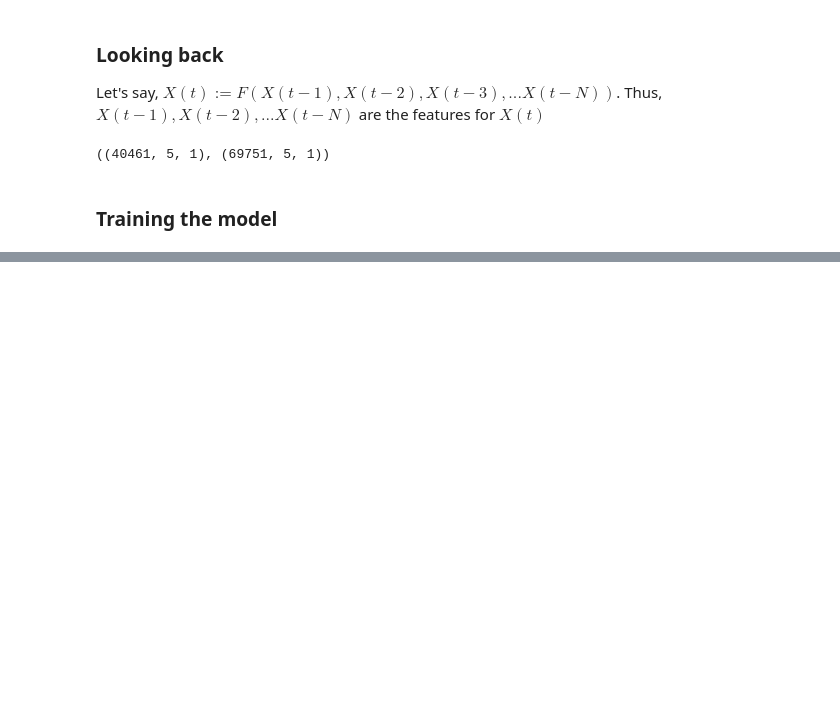
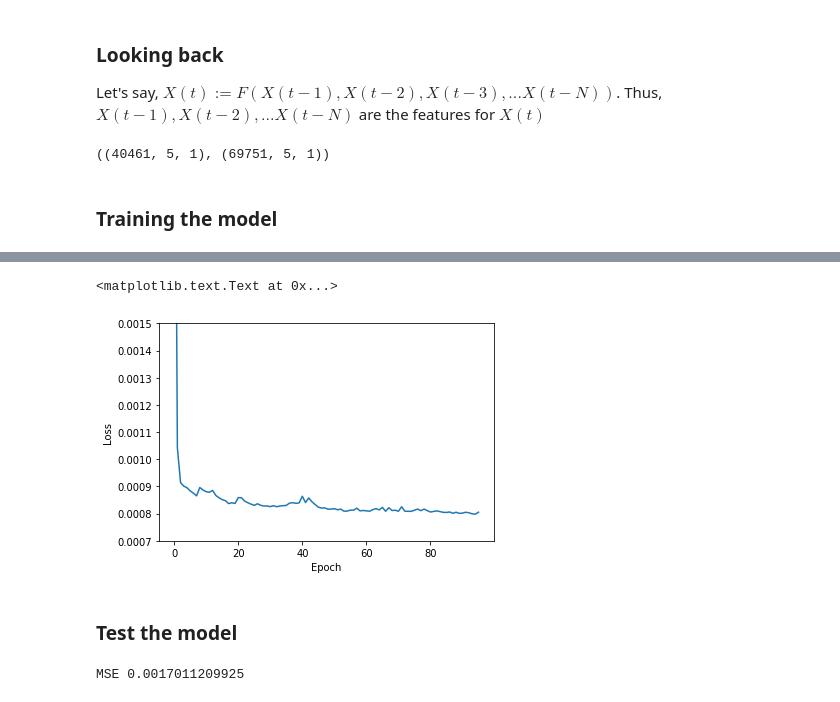
Before and after one commit to MiachelGu/chiller-plants, a Jupyter notebook: notebooks/LSTM.ipynb, the cells around one changed output, grey strips where cells are left out. Saved outputs shown, nothing was run; the diff lists cells and outputs as text; code cells hidden in the pictures; blank space fills up the shorter version.

Commit message:
LSTM trained model

```diff
--- a/notebooks/LSTM.ipynb
+++ b/notebooks/LSTM.ipynb
@@ -158,0 +178,10 @@ Epoch 1/1
+# %%
+loss_list = np.array([h.history["loss"][0] for h in hist_list])
+ax = plt.subplot(111)
+ax.plot(loss_list)
+ax.set_ylim(0.0007, 0.0015)
+ax.set_xlabel("Epoch")
+ax.set_ylabel("Loss")
+# %% [output]
+<matplotlib.text.Text at 0x...>
+[figure, added]
@@ -158,0 +195,10 @@ Epoch 1/1
+# %% [markdown]
+### Test the model
+# %%
+l = (1000 - (1000 % 3))
+x = test_X[:l]
+y = test_y[:l]
+predict_y = model.predict(x, batch_size=3)
+print("MSE", mean_squared_error(y, predict_y))
+# %% [output]
+MSE 0.0017011209925
```
Also changed, not shown: parts of 5 cells of this notebook, 3 other files.
